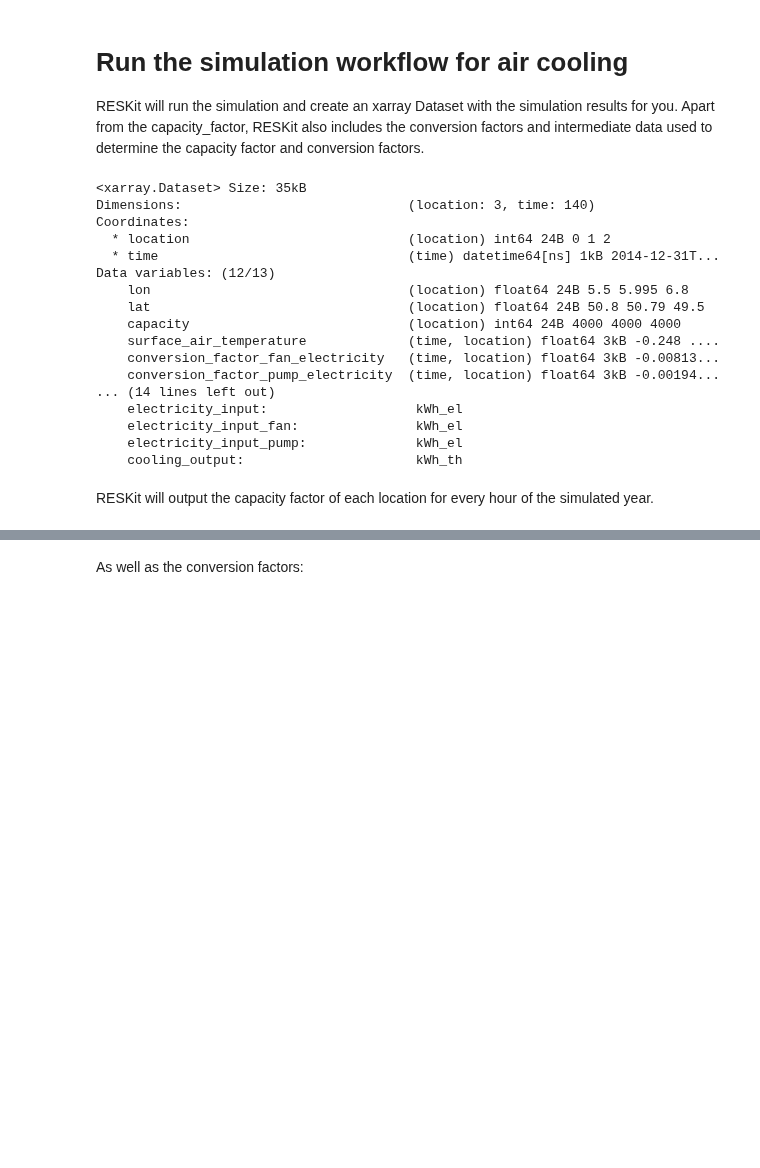
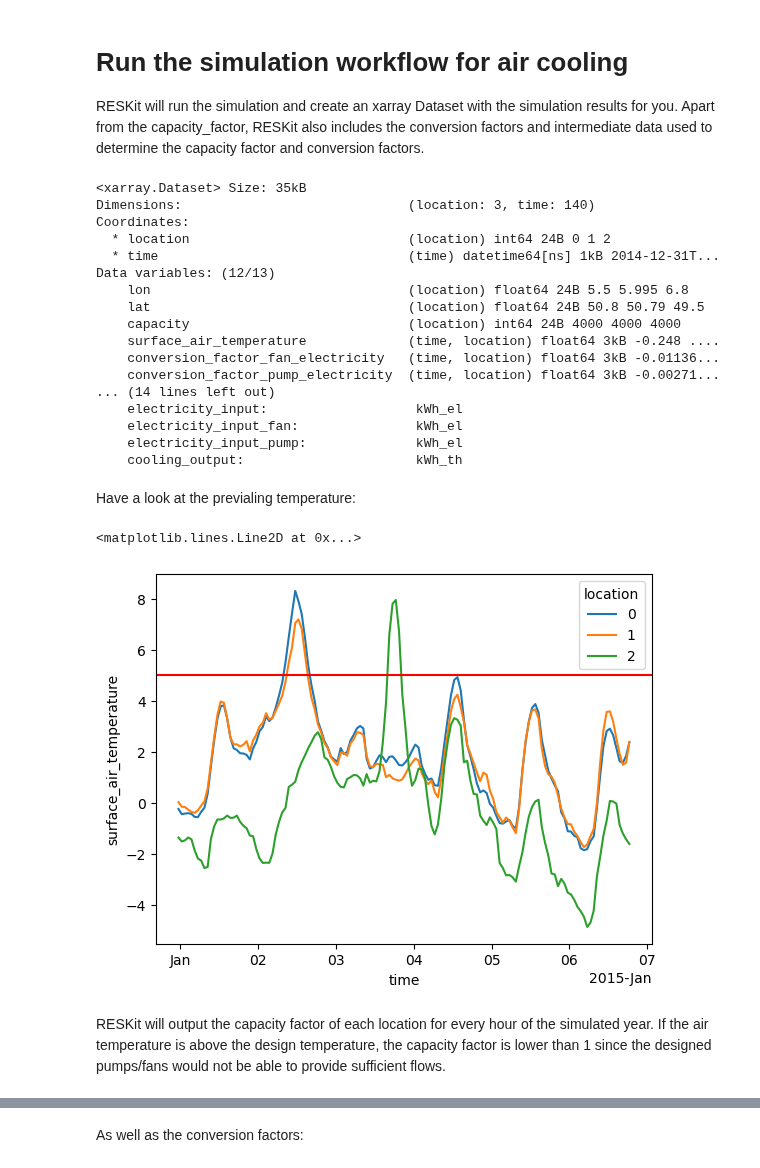
Before and after one commit to FZJ-IEK3-VSA/RESKit, a Jupyter notebook: examples/ETHOS.RESKit.CoolingHeating.ipynb, the cells around one changed output, grey strips where cells are left out. Cells and saved outputs as stored; diff of their text form; code cells hidden in the pictures; blank space fills up the shorter version.

```diff
--- a/examples/ETHOS.RESKit.CoolingHeating.ipynb
+++ b/examples/ETHOS.RESKit.CoolingHeating.ipynb
@@ -28,8 +29,8 @@ Apart from the capacity_factor, RESKit also includes the conversion factors and
 reskit_xr = rk.cooling_heating.air_cooling_wenzel2025(
     placements=placements,
     era5_path=rk.TEST_DATA["era5-like"],
-    temperatureCoolant=40,
-    designTemperature=20,
+    temperatureCoolant=30,
+    designTemperature=5,
 )
 reskit_xr
 # %% [output]
@@ -43,15 +44,27 @@ Data variables: (12/13)
     lat                                 (location) float64 24B 50.8 50.79 49.5
     capacity                            (location) int64 24B 4000 4000 4000
     surface_air_temperature             (time, location) float64 3kB -0.248 ....
-    conversion_factor_fan_electricity   (time, location) float64 3kB -0.00813...
-    conversion_factor_pump_electricity  (time, location) float64 3kB -0.00194...
+    conversion_factor_fan_electricity   (time, location) float64 3kB -0.01136...
+    conversion_factor_pump_electricity  (time, location) float64 3kB -0.00271...
 ... (14 lines left out)
     electricity_input:                   kWh_el
     electricity_input_fan:               kWh_el
     electricity_input_pump:              kWh_el
     cooling_output:                      kWh_th
+# %% [markdown]
+Have a look at the previaling temperature:
+# %%
+fig, ax = plt.subplots(nrows=1, ncols=1)
+reskit_xr["surface_air_temperature"].isel(time=slice(0, 400)).plot.line(x="time", ax=ax)
+ax.axhline(
+    5, c="r"
+)  # design Temperature, at which the system will be able to provide the specified cooling load!
+# %% [output]
+<matplotlib.lines.Line2D at 0x...>
+[figure, added]
 # %% [markdown]
 RESKit will output the capacity factor of each location for every hour of the simulated year.
+If the air temperature is above the design temperature, the capacity factor is lower than 1 since the designed pumps/fans would not be able to provide sufficient flows.
 # %%
 reskit_xr["capacity_factor"].isel(time=slice(0, 400)).plot.line(x="time")
 # %% [output]
```
Also changed, not shown: parts of 5 cells of this notebook, 2 other files.
